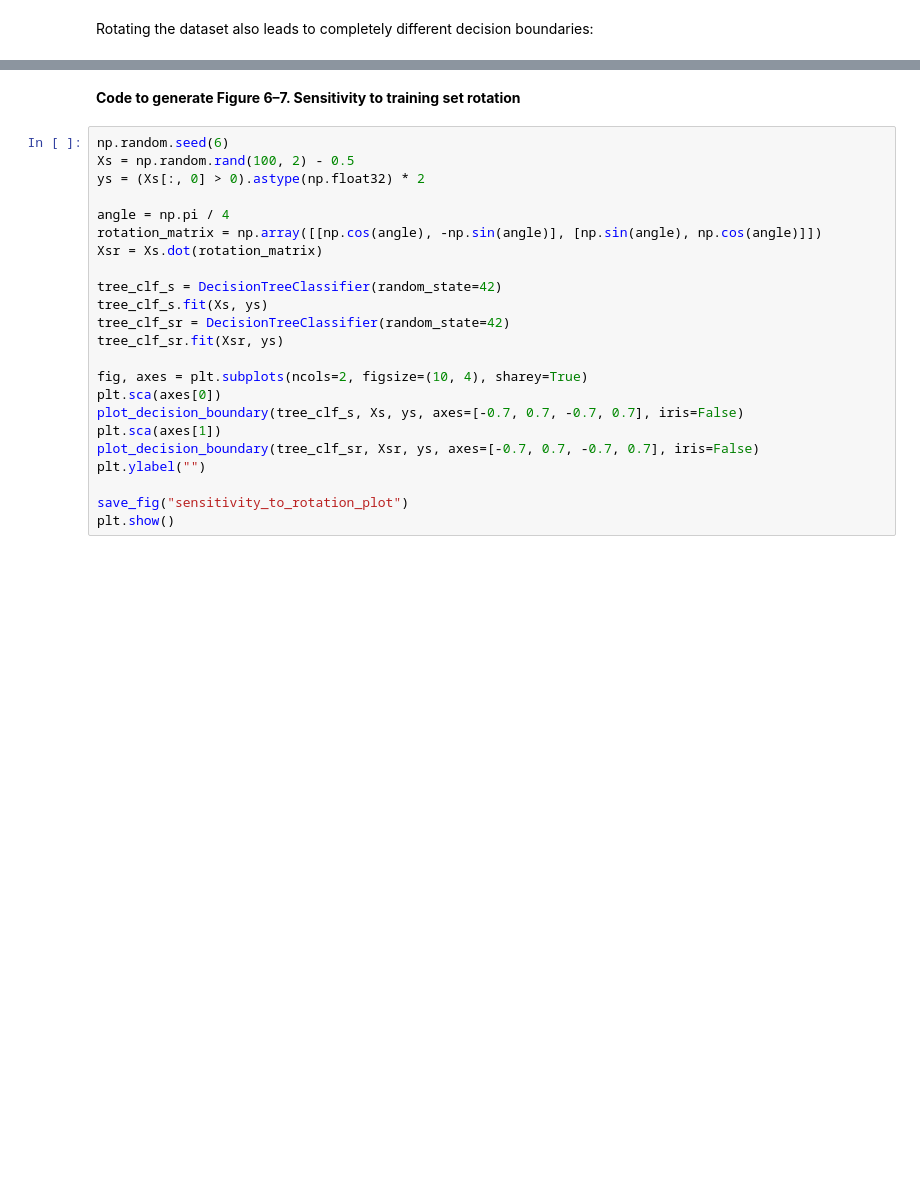
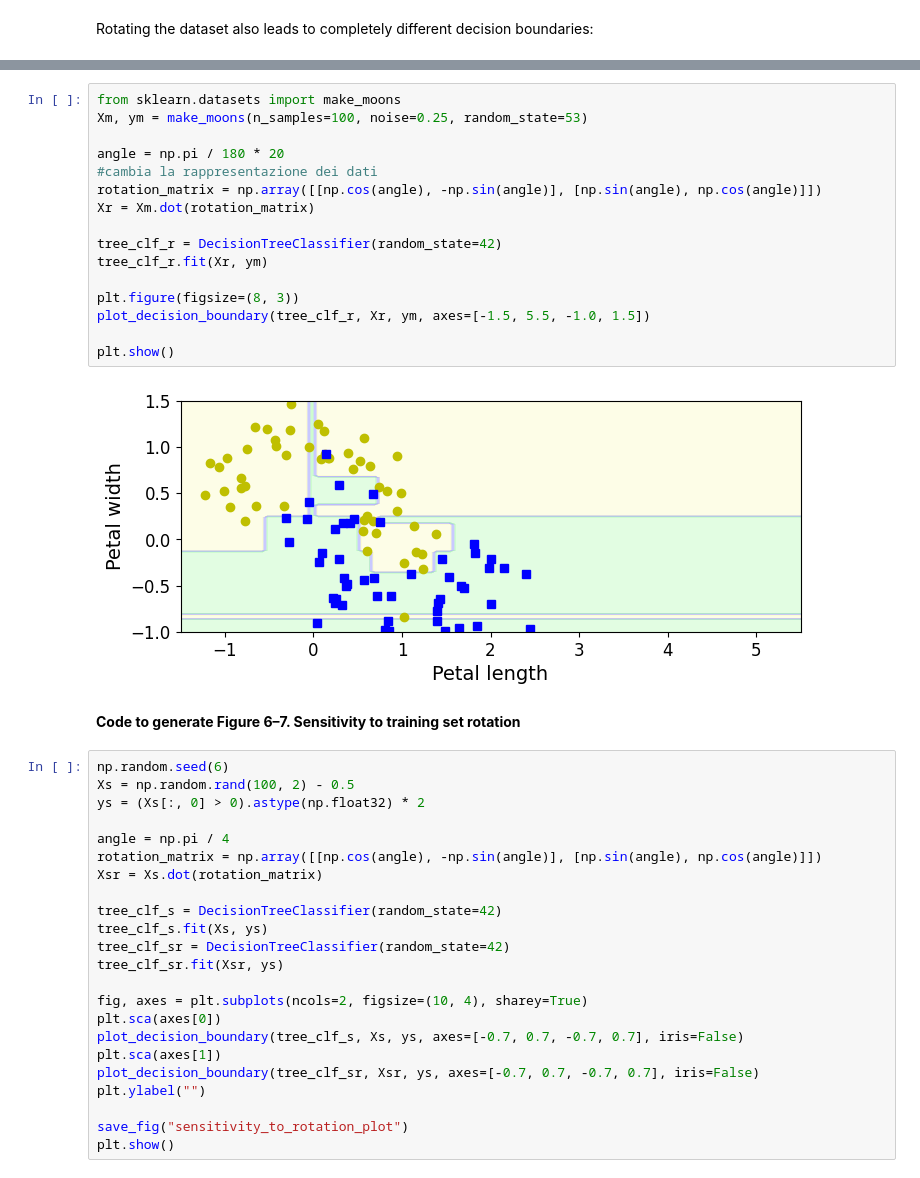
Before and after one commit to PatrickPasolini/MLDM_Lab, a Jupyter notebook: 06_decision_trees.ipynb, the cells around one changed output, grey strips where cells are left out. Drawn from its saved outputs; the diff is of its cells as text; blank space fills up the shorter version.

```diff
--- a/06_decision_trees.ipynb
+++ b/06_decision_trees.ipynb
@@ -208,6 +221,24 @@ plot_decision_boundary(tree_clf_r, Xr, y, axes=[0.5, 7.5, -1.0, 1], iris=False)
 plt.show()
 # %% [output]
 [figure]
+# %%
+from sklearn.datasets import make_moons
+Xm, ym = make_moons(n_samples=100, noise=0.25, random_state=53)
+
+angle = np.pi / 180 * 20
+#cambia la rappresentazione dei dati
+rotation_matrix = np.array([[np.cos(angle), -np.sin(angle)], [np.sin(angle), np.cos(angle)]])
+Xr = Xm.dot(rotation_matrix)
+
+tree_clf_r = DecisionTreeClassifier(random_state=42)
+tree_clf_r.fit(Xr, ym)
+
+plt.figure(figsize=(8, 3))
+plot_decision_boundary(tree_clf_r, Xr, ym, axes=[-1.5, 5.5, -1.0, 1.5])
+
+plt.show()
+# %% [output]
+[figure, added]
 # %% [markdown]
 **Code to generate Figure 6–7. Sensitivity to training set rotation**
 # %%
```
Also changed, not shown: parts of 11 cells of this notebook.
